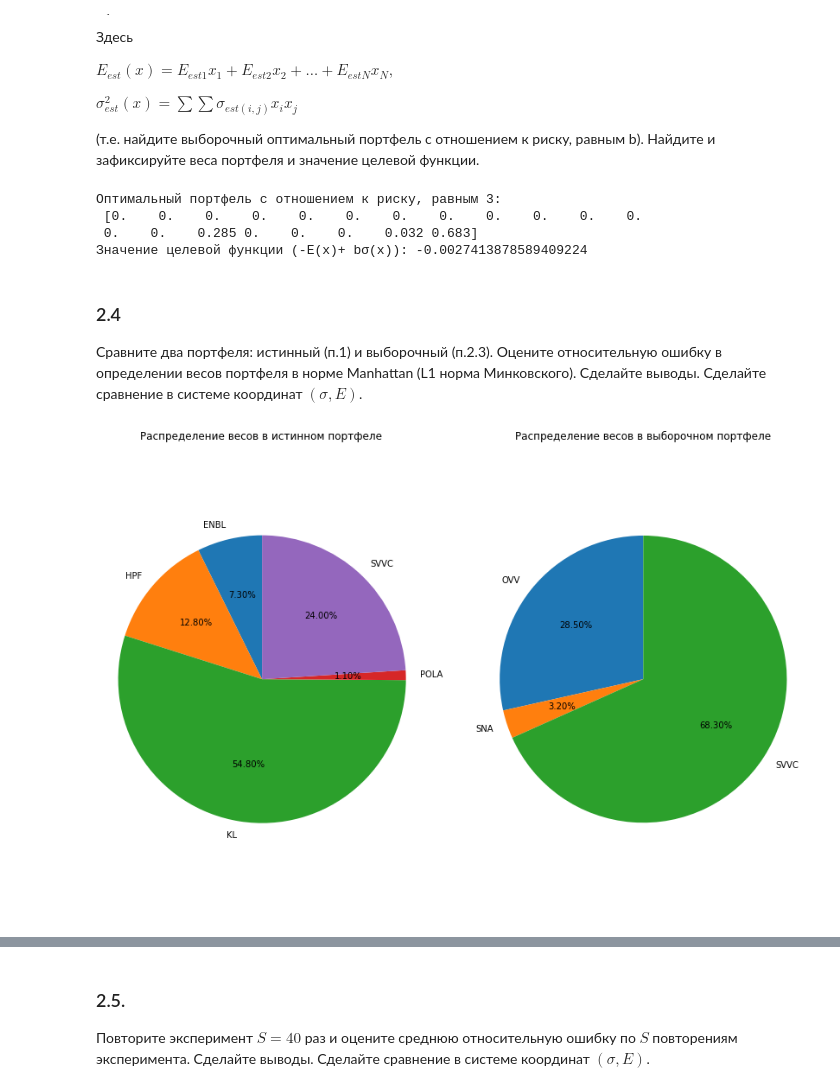
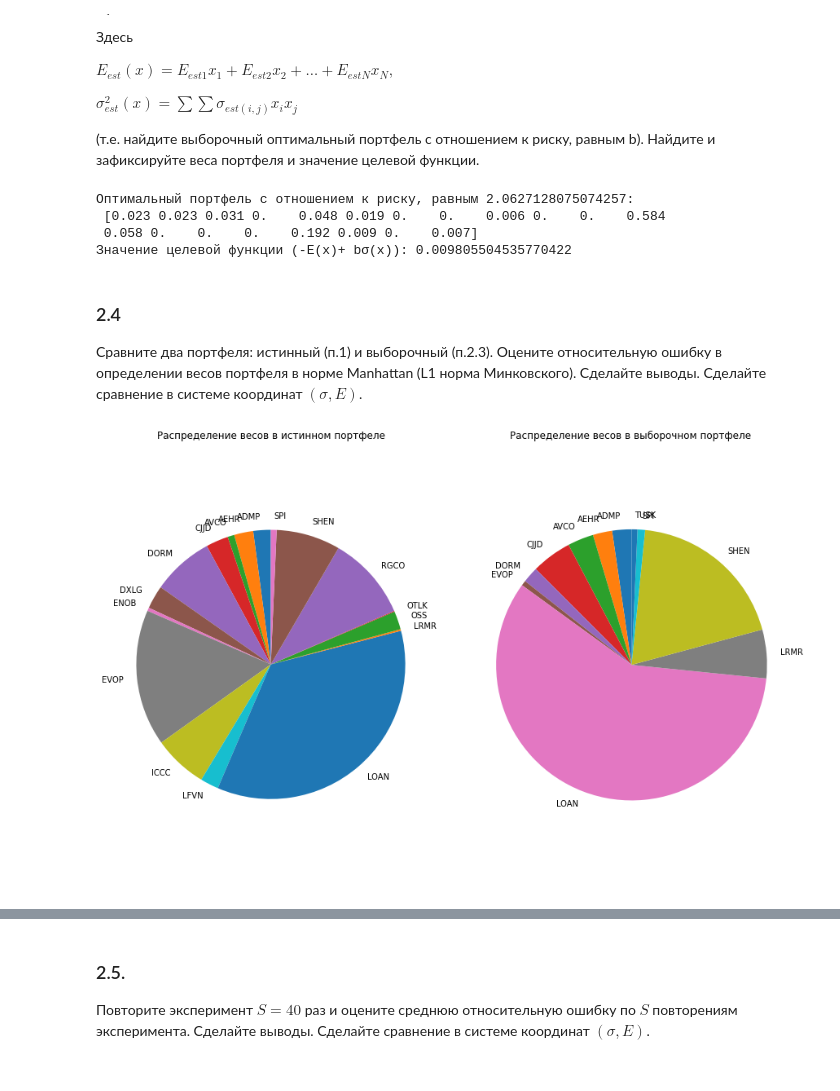
Before and after one commit to dselivanovskaya/Finance-operations-research-lab-3, a Jupyter notebook: lab-3.ipynb, the cells around one changed output, grey strips where cells are left out. Cells and saved outputs as stored; diff of their text form; code cells hidden in the pictures.

```diff
--- a/lab-3.ipynb
+++ b/lab-3.ipynb
@@ -262,0 +261,6 @@ $\sigma^2(x)=\sum\sum \sigma_{i, j} x_ix_j$
+# %%
+beta = 0.95
+
+b = 1/(((2*math.pi)**0.5)*(1 - beta)) * math.exp(-((scipy.stats.laplace.ppf(beta))**2)/2) # ?
+b = 1/(((2*math.pi)**0.5)*(1 - beta)) * math.exp(-((scipy.stats.norm.ppf(beta))**2)/2) # ?
+b
@@ -311,5 +313,4 @@ array(['ALLY', 'ATRO', 'BCC', 'BWFG', 'CTLT', 'ENBL', 'FRBA', 'HPF',
 # %%
-b = 3
 x_opt, utility_function_opt = find_optimal_portfolio(calc_utility_function,
                                                      (means, cov_mat, b),
                                                      n_stocks=means.shape[0],
@@ -321,11 +322,11 @@ print(f"Значение целевой функции (-E(x)+ bσ(x)): {utility
 
 # pie plot
 fig1, ax1 = plt.subplots(figsize=(8, 8))
-print(np.where(x_opt != 0))
+#print(np.where(x_opt != 0))
 ax1.pie(x_opt[np.where(x_opt != 0)],
         labels=tickers20[np.where(x_opt != 0)],
-        autopct='%.2f%%',
-        #shadow=True,
+        # autopct='%.2f%%',
+        # shadow=True,
         startangle=90)
 ax1.axis('equal')  # Equal aspect ratio ensures that pie is drawn as a circle.
 plt.title("Распределение весов в портфеле")
@@ -346,6 +346,6 @@ plt.show()
 T = 30
 
 np.random.seed(69)
-r_sample30 = np.random.multivariate_normal(means.to_numpy(dtype=float).T[0], cov_mat.to_numpy(dtype=float), size=T)
-r_sample30 = pd.DataFrame(data = r_sample30, columns=tickers20)
+r_sample30_log_returns = np.random.multivariate_normal(means.to_numpy(dtype=float).T[0], cov_mat.to_numpy(dtype=float), size=T)
+r_sample30_log_returns = pd.DataFrame(data = r_sample30_log_returns, columns=tickers20)
 # r_sample30 is a random sample of 30 items
@@ -373,8 +353,8 @@ r_sample30
 ### 2.2.
 По построенной выборке сделайте оценку $E_{est}$ вектора математических ожиданий и оценку $(\sigma_{esti}, \sigma_j)$ матрицы ковариаций.
 # %%
-r_sample30_means = calc_sample_means(r_sample30)
-r_sample30_cov_mat = calc_sample_cov(r_sample30, r_sample30_means, verbose=True)
+r_sample30_means = calc_sample_means(r_sample30_log_returns)
+r_sample30_cov_mat = calc_sample_cov(r_sample30_log_returns, r_sample30_means, verbose=True)
 # %% [output]
 20/20
 # %% [markdown]
@@ -395,7 +375,6 @@ $\sigma_{est}^2(x) =\sum\sum \sigma_{est (i, j)} x_ix_j$
 
 (т.е. найдите выборочный оптимальный портфель с отношением к риску, равным b). Найдите и зафиксируйте веса портфеля и значение целевой функции.
 # %%
-b = 3
 x_opt_r_sample30, utility_function_opt_r_sample30 = find_optimal_portfolio(calc_utility_function,
                                                      (r_sample30_means, r_sample30_cov_mat, b),
                                                      n_stocks=r_sample30_means.shape[0],
@@ -405,39 +384,39 @@ x_opt_r_sample30, utility_function_opt_r_sample30 = find_optimal_portfolio(calc_
 print(f"Оптимальный портфель с отношением к риску, равным {b}: \n {x_opt_r_sample30}")
 print(f"Значение целевой функции (-E(x)+ bσ(x)): {utility_function_opt_r_sample30}")
 # %% [output]
-Оптимальный портфель с отношением к риску, равным 3:
- [0.    0.    0.    0.    0.    0.    0.    0.    0.    0.    0.    0.
- 0.    0.    0.285 0.    0.    0.    0.032 0.683]
-Значение целевой функции (-E(x)+ bσ(x)): -0.0027413878589409224
+Оптимальный портфель с отношением к риску, равным 2.0627128075074257:
+ [0.023 0.023 0.031 0.    0.048 0.019 0.    0.    0.006 0.    0.    0.584
+ 0.058 0.    0.    0.    0.192 0.009 0.    0.007]
+Значение целевой функции (-E(x)+ bσ(x)): 0.009805504535770422
 # %% [markdown]
 ### 2.4
 Сравните два портфеля: истинный (п.1) и выборочный (п.2.3). Оцените относительную ошибку в определении весов портфеля в норме Manhattan (L1 норма Минковского). Сделайте выводы. Сделайте сравнение в системе координат $(\sigma, E)$.
 # %%
 # pie plot
 fig, axs = plt.subplots(1, 2, figsize=(10, 10))
 
 axs[0].pie(x_opt[np.where(x_opt != 0)],
         labels=tickers20[np.where(x_opt != 0)],
-        autopct='%.2f%%',
-        #shadow=True,
+        # autopct='%.2f%%',
+        # shadow=True,
         startangle=90)
 axs[0].axis('equal')
 axs[0].set_title("Распределение весов в истинном портфеле")
 
 axs[1].pie(x_opt_r_sample30[np.where(x_opt_r_sample30 != 0)],
         labels=tickers20[np.where(x_opt_r_sample30 != 0)],
-        autopct='%.2f%%',
-        #shadow=True,
+        # autopct='%.2f%%',
+        # shadow=True,
         startangle=90)
 axs[1].axis('equal')
 axs[1].set_title("Распределение весов в выборочном портфеле")
 
 
 plt.subplots_adjust(right=1.25)
 #plt.title("Сравнение истинного и выборочного портфелей")
 plt.show()
 # %% [output]
-[figure, old version]
+[figure, new version]
 # %%
 # расчеты доходности и риска
 x_opt_return = calc_portfolio_return(x_opt, means)
```
Also changed, not shown: parts of 11 cells of this notebook.
